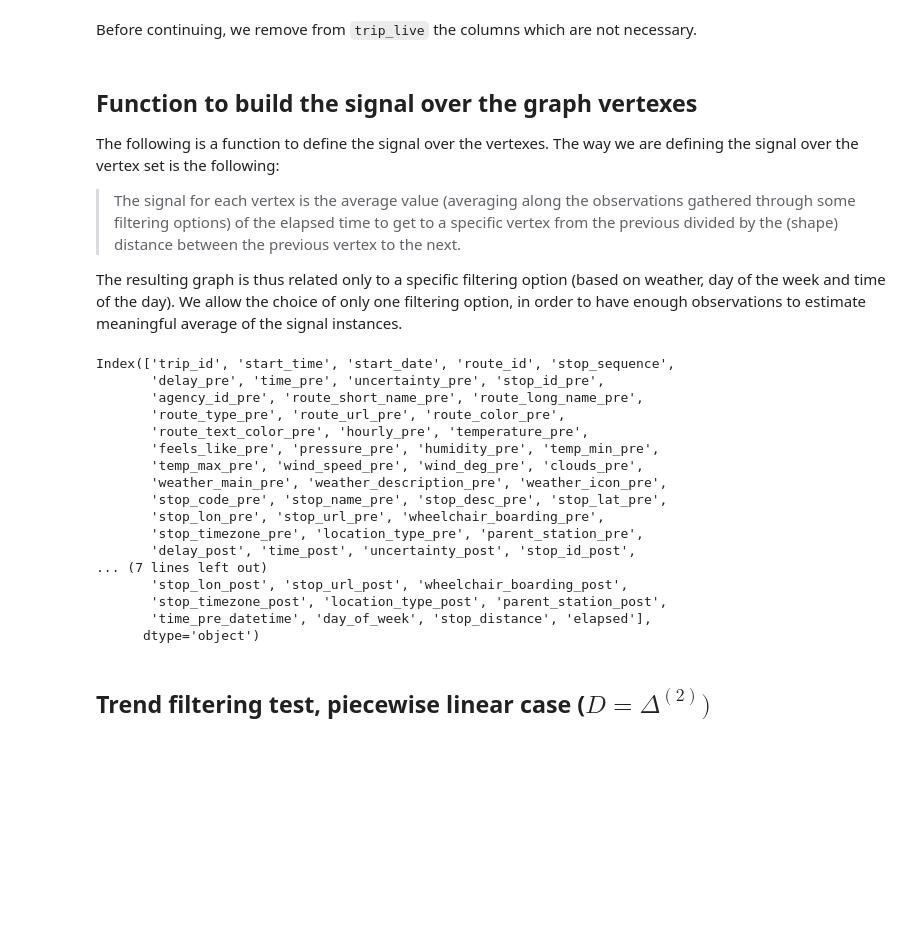
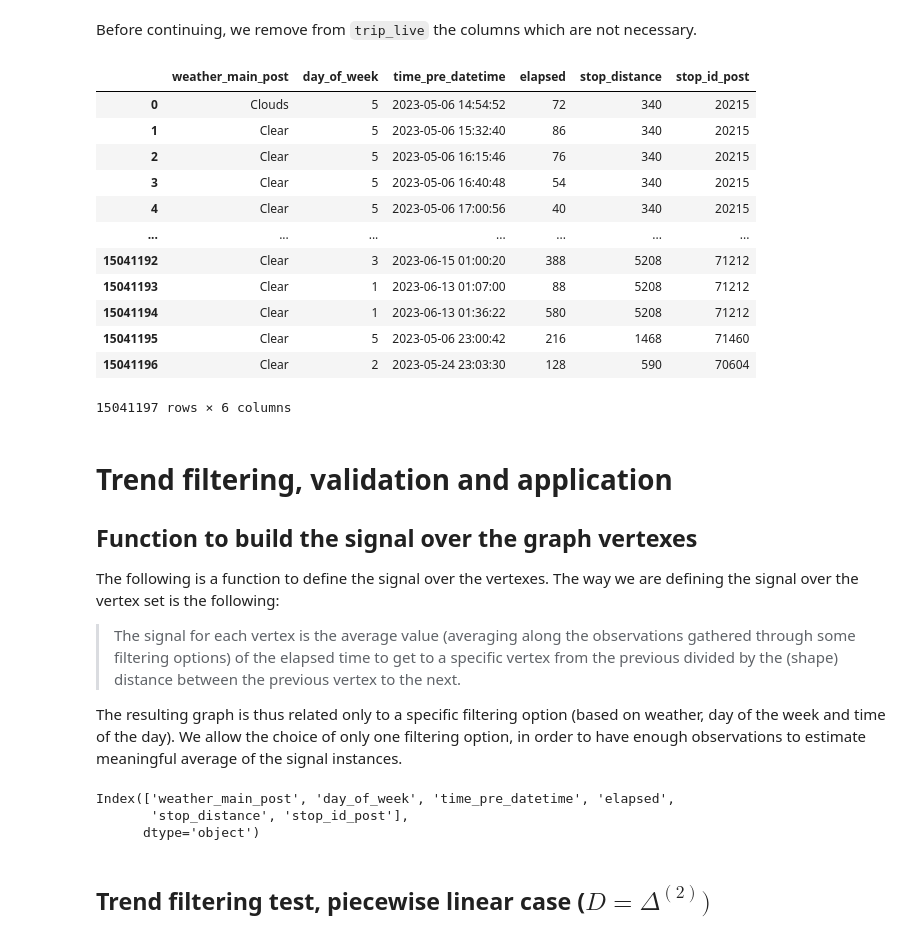
Before and after one commit to Atac-on-Titan/ForecastATAC, a Jupyter notebook: TrendFiltering_Manipulation.ipynb, the cells around one changed output. Drawn from its saved outputs; the diff is of its cells as text; code cells hidden in the pictures; blank space fills up the shorter version.

Commit message:
Added validation logic

```diff
--- a/TrendFiltering_Manipulation.ipynb
+++ b/TrendFiltering_Manipulation.ipynb
@@ -204,7 +220,7 @@ route_stop = route_stop.drop_duplicates(subset=['route_id', 'stop_id_pre', 'stop
 # %%
 trip_live = trip_live.merge(route_stop, on=['route_id', 'stop_id_pre', 'stop_id_post'])
 # %%
-trip_live['stop_distance'] = trip_live['shape_dist_traveled_post']-trip_live['shape_dist_traveled_post']
+trip_live['stop_distance'] = trip_live['shape_dist_traveled_post']-trip_live['shape_dist_traveled_pre']
 del route_stop, route_stop_shifted
 # %% [markdown]
 ## Add day of the week
@@ -218,7 +234,7 @@ trip_live['day_of_week'] = trip_live.time_pre_datetime.dt.weekday
 We take the difference between (prediction) timestamps to get the elapsed time between stops.
 # %%
 trip_live['elapsed'] = trip_live['time_post']-trip_live['time_pre']
-trip_live = trip_live[trip_live['elapsed'] >= 0]
+trip_live = trip_live[trip_live['elapsed'] > 0]
 # %% [markdown]
 Before continuing, we remove from `trip_live` the columns which are not necessary.
 # %%
@@ -227,7 +243,24 @@ trip_live = trip_live[['weather_main_post', 'day_of_week', 'time_pre_datetime',
 trip_live.reset_index(inplace=True, drop=True)
 # %%
 trip_live.to_feather('trip_live.feather')
+# %%
+trip_live
+# %% [output]
+|  | weather_main_post | day_of_week | time_pre_datetime | elapsed | stop_distance | stop_id_post |
+| 0 | Clouds | 5 | 2023-05-06 14:54:52 | 72 | 340 | 20215 |
+| 1 | Clear | 5 | 2023-05-06 15:32:40 | 86 | 340 | 20215 |
+| 2 | Clear | 5 | 2023-05-06 16:15:46 | 76 | 340 | 20215 |
+| 3 | Clear | 5 | 2023-05-06 16:40:48 | 54 | 340 | 20215 |
+| 4 | Clear | 5 | 2023-05-06 17:00:56 | 40 | 340 | 20215 |
+| ... | ... | ... | ... | ... | ... | ... |
+| 15041192 | Clear | 3 | 2023-06-15 01:00:20 | 388 | 5208 | 71212 |
+| 15041193 | Clear | 1 | 2023-06-13 01:07:00 | 88 | 5208 | 71212 |
+| 15041194 | Clear | 1 | 2023-06-13 01:36:22 | 580 | 5208 | 71212 |
+| 15041195 | Clear | 5 | 2023-05-06 23:00:42 | 216 | 1468 | 71460 |
+| 15041196 | Clear | 2 | 2023-05-24 23:03:30 | 128 | 590 | 70604 |
+15041197 rows × 6 columns
 # %% [markdown]
+# Trend filtering, validation and application
 ## Function to build the signal over the graph vertexes
 The following is a function to define the signal over the vertexes. The way we are defining the signal over the vertex set is the following:
 > The signal for each vertex is the average value (averaging along the observations gathered through some filtering options) of the elapsed time to get to a specific vertex from the previous divided by the (shape) distance between the previous vertex to the next.
@@ -277,22 +310,8 @@ for node in nx.isolates(init_graph):
 # %%
 trip_live.columns
 # %% [output]
-Index(['trip_id', 'start_time', 'start_date', 'route_id', 'stop_sequence',
-       'delay_pre', 'time_pre', 'uncertainty_pre', 'stop_id_pre',
-       'agency_id_pre', 'route_short_name_pre', 'route_long_name_pre',
-       'route_type_pre', 'route_url_pre', 'route_color_pre',
-       'route_text_color_pre', 'hourly_pre', 'temperature_pre',
-       'feels_like_pre', 'pressure_pre', 'humidity_pre', 'temp_min_pre',
-       'temp_max_pre', 'wind_speed_pre', 'wind_deg_pre', 'clouds_pre',
-       'weather_main_pre', 'weather_description_pre', 'weather_icon_pre',
-       'stop_code_pre', 'stop_name_pre', 'stop_desc_pre', 'stop_lat_pre',
-       'stop_lon_pre', 'stop_url_pre', 'wheelchair_boarding_pre',
-       'stop_timezone_pre', 'location_type_pre', 'parent_station_pre',
-       'delay_post', 'time_post', 'uncertainty_post', 'stop_id_post',
-... (7 lines left out)
-       'stop_lon_post', 'stop_url_post', 'wheelchair_boarding_post',
-       'stop_timezone_post', 'location_type_post', 'parent_station_post',
-       'time_pre_datetime', 'day_of_week', 'stop_distance', 'elapsed'],
+Index(['weather_main_post', 'day_of_week', 'time_pre_datetime', 'elapsed',
+       'stop_distance', 'stop_id_post'],
       dtype='object')
 # %%
 test_graph = vertex_signal(trip_live, init_graph, wtr = 'clear')
```
Also changed, not shown: parts of 11 cells of this notebook.
